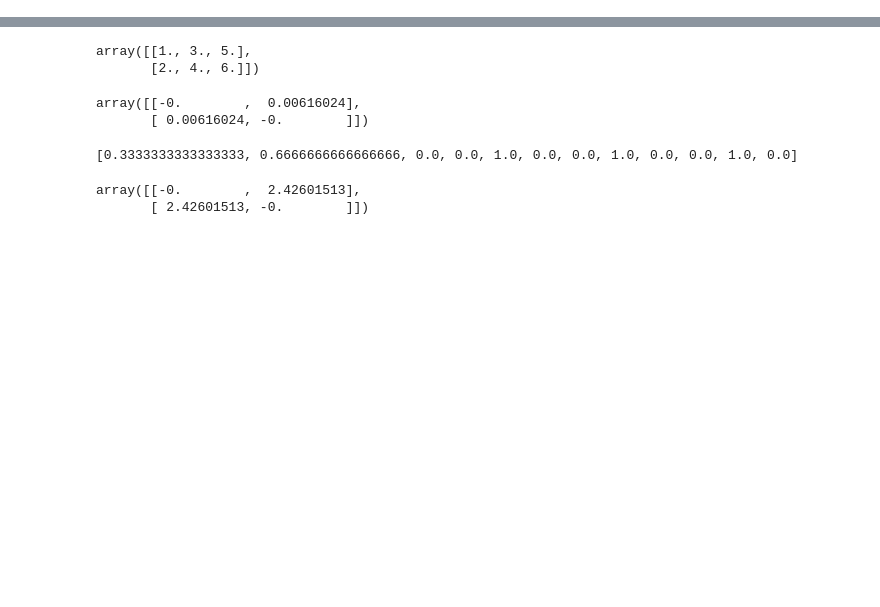
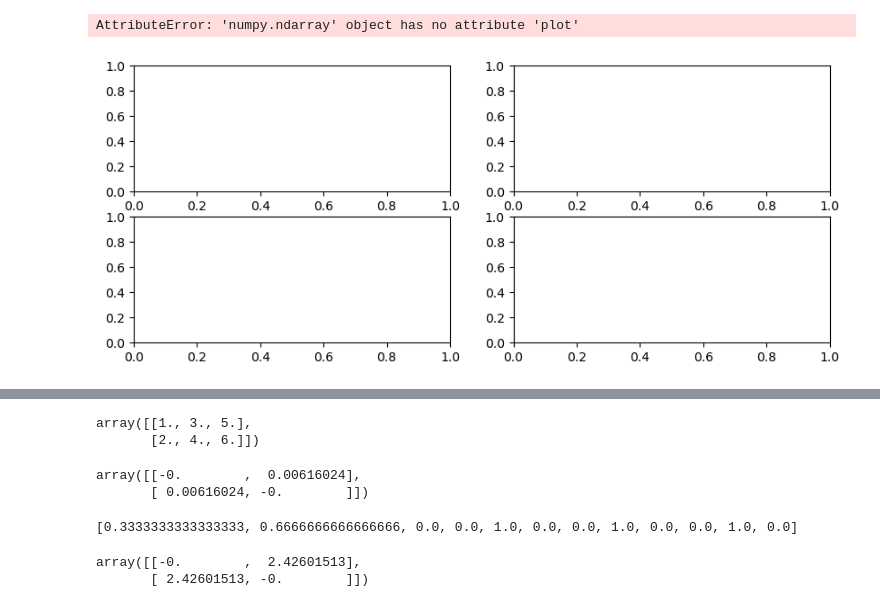
Before and after one commit to Phlup/Masterarbeit, a Jupyter notebook: code/Windows/genotype_sim.ipynb, the cells around one changed output, grey strips where cells are left out. Saved outputs shown, nothing was run; the diff lists cells and outputs as text; code cells hidden in the pictures; blank space fills up the shorter version.

```diff
--- a/code/Windows/genotype_sim.ipynb
+++ b/code/Windows/genotype_sim.ipynb
@@ -318,0 +229,6 @@ plt.hist(pop_1_chr_1.sum(axis = 1), bins = 10, density = True, alpha = 0.5, colo
+# %%
+fig, axes = plt.subplots(nrows = 2, ncols = 2, figsize = (10,4))
+axes[0].plot(pop_1_genos.sum(axis = 1).plot.kde())
+# %% [output]
+AttributeError: 'numpy.ndarray' object has no attribute 'plot'
+[figure, added]
```
Also changed, not shown: parts of 34 cells of this notebook, 11 other files.
